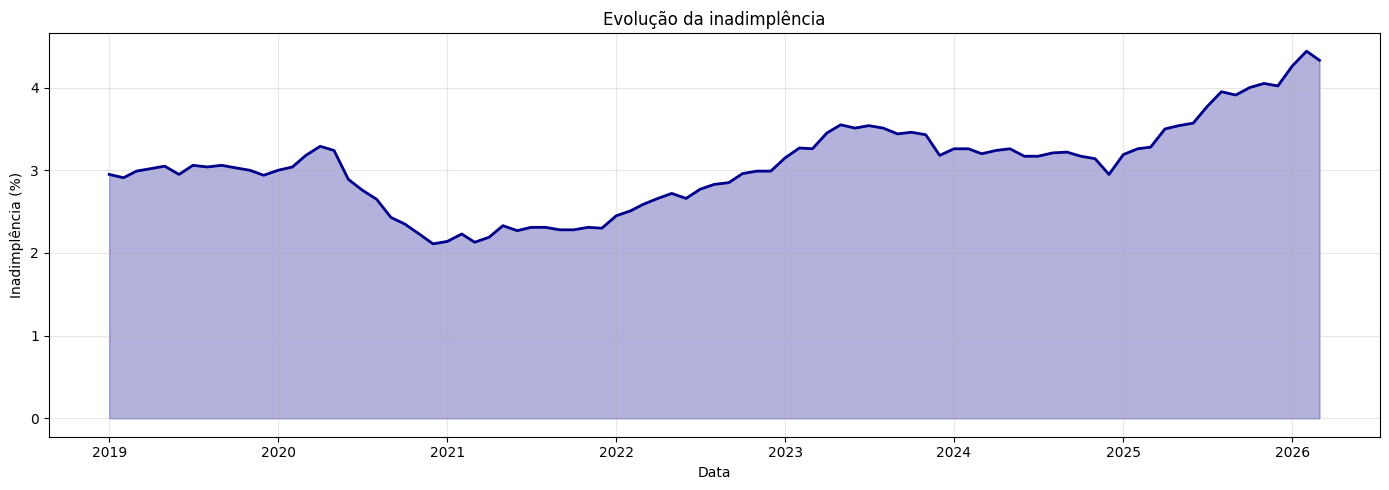
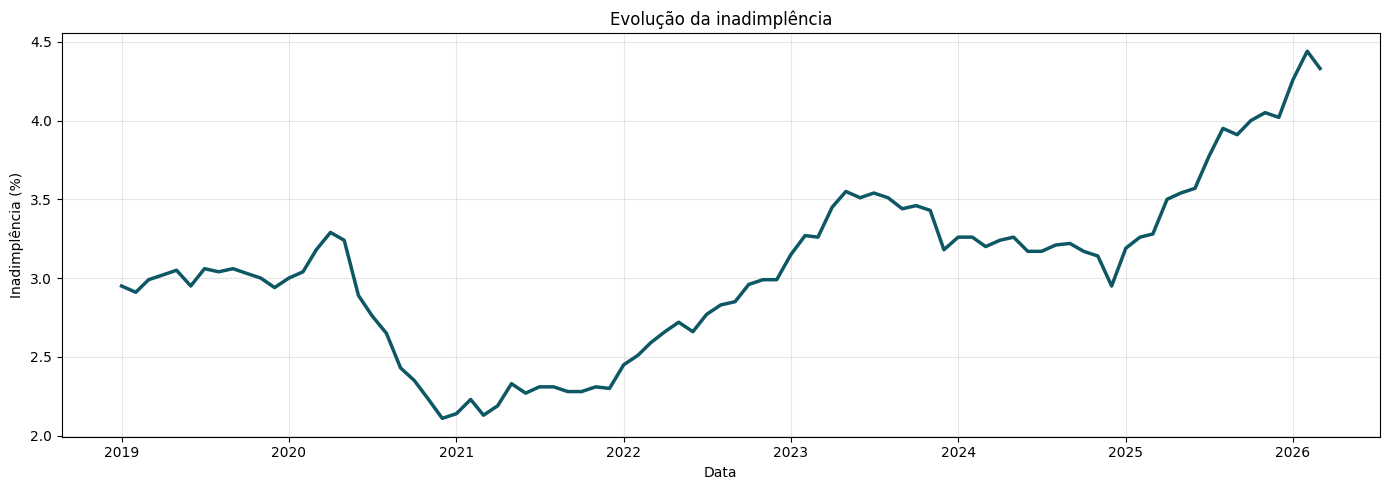
The change to this notebook cell's code, shown as a diff; its figure went from the first image to the second:
--- before
+++ after
@@ -3,5 +3,6 @@
 from bcb import sgs
 import warnings
-warnings.filterwarnings('ignore')
+
+warnings.filterwarnings("ignore")
 
 # Série-alvo
@@ -15,7 +16,14 @@
 print(f"Inadimplência atual: {inad_total['inad_total'].iloc[-1]:.2f}%")
 
+# Gráfico de linha
 plt.figure(figsize=(14, 5))
-plt.plot(inad_total["data"], inad_total["inad_total"], linewidth=2, color="darkblue")
-plt.fill_between(inad_total["data"], inad_total["inad_total"], alpha=0.3, color="darkblue")
+
+plt.plot(
+    inad_total["data"],
+    inad_total["inad_total"],
+    linewidth=2.5,
+    color="#0e5764"
+)
+
 plt.xlabel("Data")
 plt.ylabel("Inadimplência (%)")

Commit: imagens